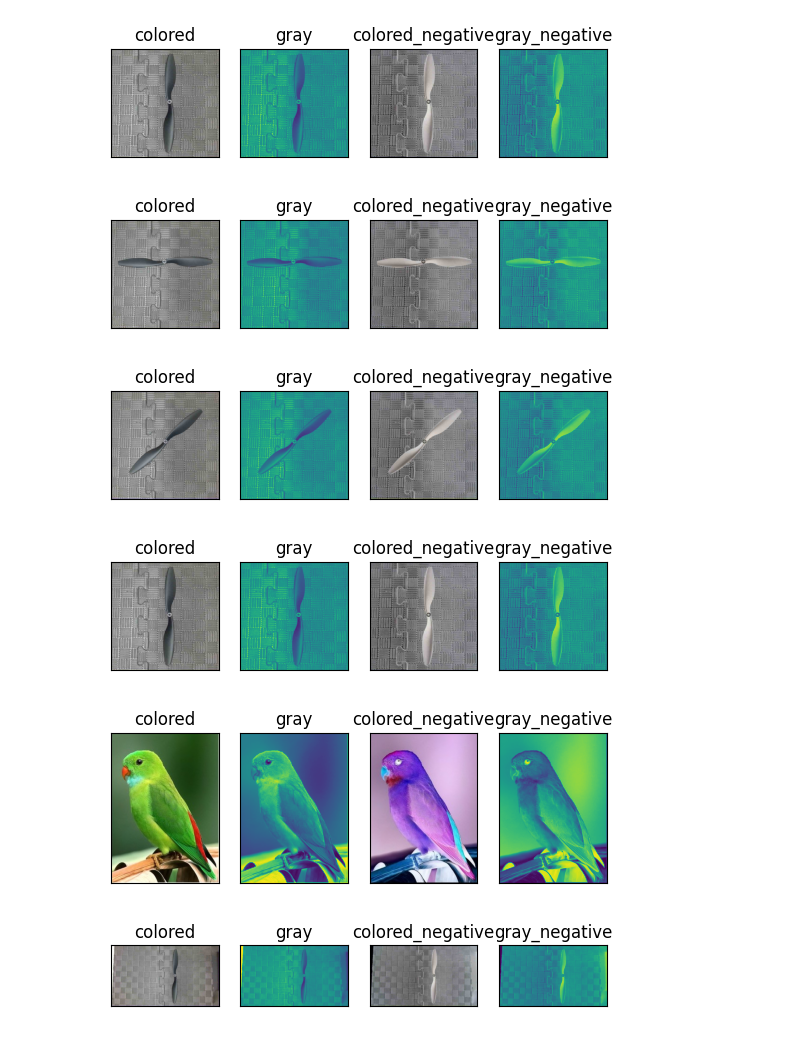
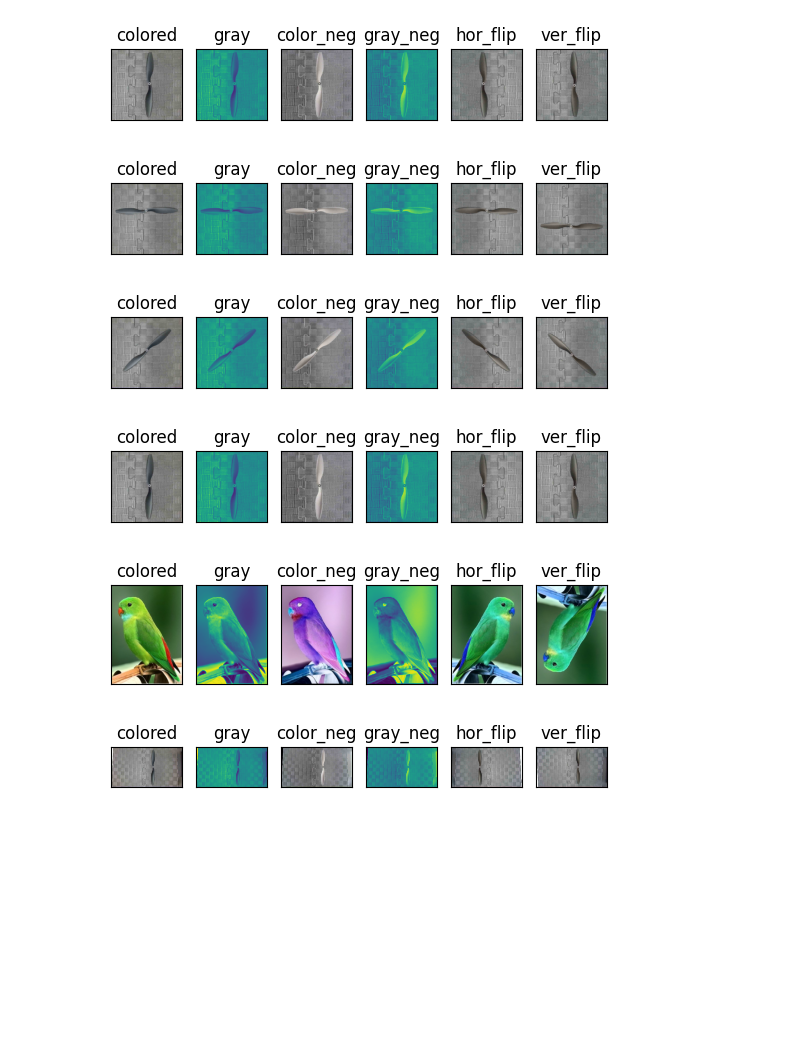
Before and after one commit to RizwanRumi/MSC_Thesis_task, a Jupyter notebook: Augmentation/Image_Augmentation_PipeLine.ipynb, the cells around one changed output. Cells and saved outputs as stored; diff of their text form; code cells hidden in the pictures; blank space fills up the shorter version.

Commit message:
add horizontal flip, vertical flip method

```diff
--- a/Augmentation/Image_Augmentation_PipeLine.ipynb
+++ b/Augmentation/Image_Augmentation_PipeLine.ipynb
@@ -14,40 +16,49 @@ files = []
 images = [cv2.imread(file) for file in files]
 
 total_image = len(images)
 
 for i in range(total_image):
 
     # color, gray
     color_img = cv2.cvtColor(images[i], cv2.COLOR_BGR2RGB)
 
     gray_img = cv2.cvtColor(images[i], cv2.COLOR_BGR2GRAY)
 
     #colored negative and gray negative
     colored_negative = abs(255 - color_img)
     gray_negative = abs(255 - gray_img)
 
-    aug_img_list = [color_img, gray_img, colored_negative, gray_negative]
+    #Horizontal Flip
+    hflip = iaa.Fliplr(p=1.0)
+    hf_img = hflip.augment_image(images[i])
 
-    labels = ["colored", "gray", "colored_negative", "gray_negative"]
+    #Vertical Flip
+    vflip = iaa.Flipud(p=1.0)
+    vf_img = vflip.augment_image(images[i])
+
+    aug_img_list = [color_img, gray_img, colored_negative, gray_negative,
+                    hf_img, vf_img]
+
+    labels = ["colored", "gray", "color_neg", "gray_neg",
+              "hor_flip", "ver_flip"]
 
     img_name = Path(files[i]).stem
 
     for j in range(len(labels)):
 
         #isWritten = cv2.imwrite('E:/Thesis_Task/Augmentation/augmented_images/'+img_name+'_'+labels[j]+'.jpg', aug_img_list[j])
 
-        plt.subplot(1, 4, j+1)
+        plt.subplot(1, 6, j+1)
         plt.title(labels[j])
         plt.imshow(aug_img_list[j])
         plt.xticks([])
         plt.yticks([])
 
     plt.show()
-    #print("\n")
 # %% [output]
-[figure, old version]
+[figure, new version]
-[figure, old version]
+[figure, new version]
-[figure, old version]
+[figure, new version]
-[figure, old version]
+[figure, new version]
-[figure, old version]
+[figure, new version]
-[figure, old version]
+[figure, new version]
```
Also changed, not shown: parts of 1 cell of this notebook, 1 other file.
